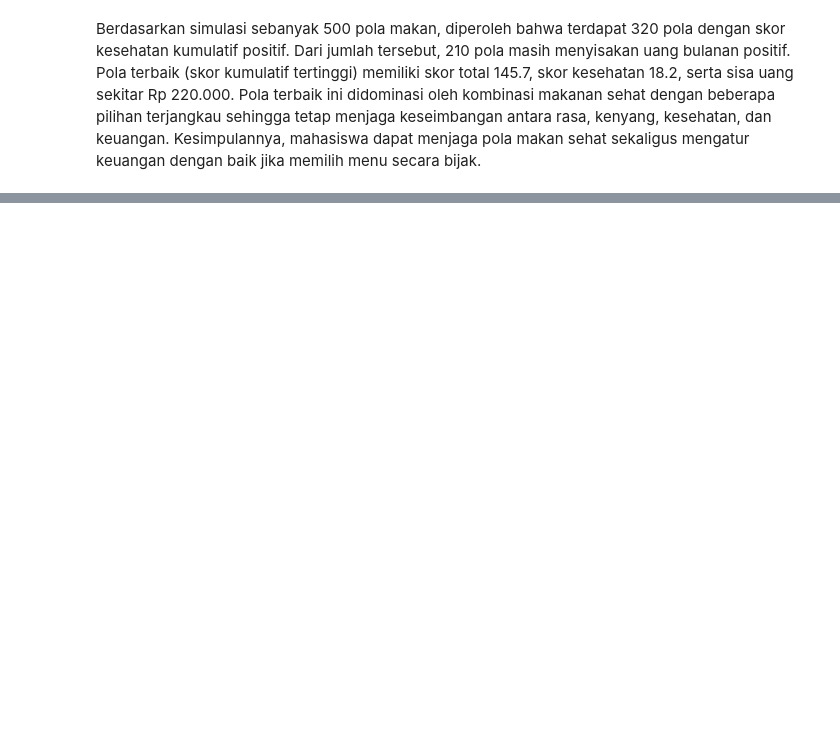
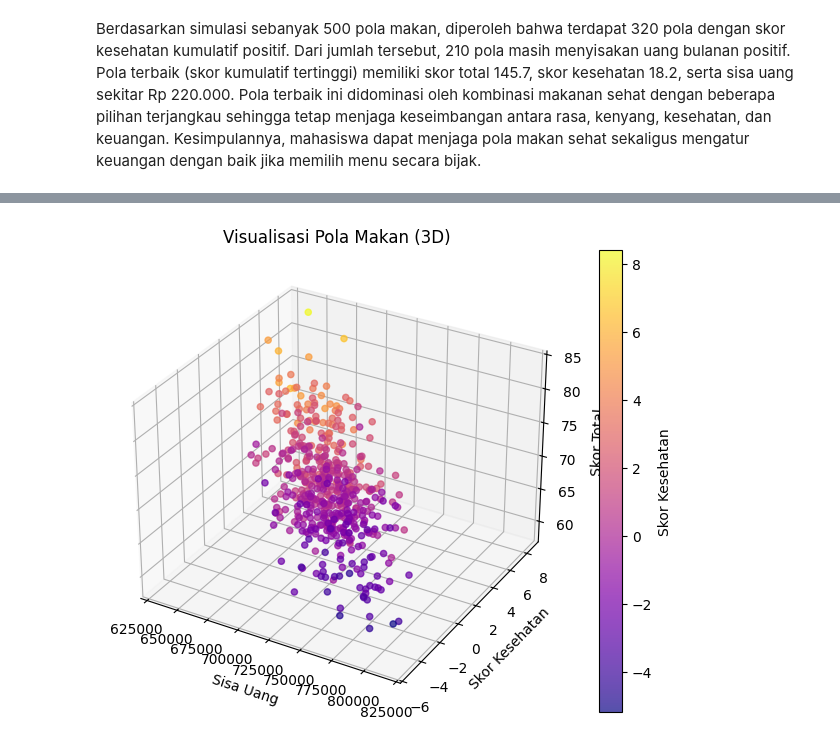
Before and after one commit to 24083010037-dev/Tugas-matematika-Diskrit-, a Jupyter notebook: 24083010037_Febriani_Yolanda_Tessalonika_Tugas_5 (3).ipynb, the cells around one changed output, grey strips where cells are left out. Cells and saved outputs as stored; diff of their text form; code cells hidden in the pictures; blank space fills up the shorter version.

```diff
--- a/24083010037_Febriani_Yolanda_Tessalonika_Tugas_5 (3).ipynb
+++ b/24083010037_Febriani_Yolanda_Tessalonika_Tugas_5 (3).ipynb
@@ -163,0 +167,13 @@ Berdasarkan simulasi sebanyak 500 pola makan, diperoleh bahwa terdapat 320 pola
+# %%
+fig = plt.figure(figsize=(8,6))
+ax = fig.add_subplot(projection='3d')
+sc = ax.scatter(sisa, sehat, skor, c=sehat, cmap="plasma", alpha=0.7)
+
+ax.set_xlabel("Sisa Uang")
+ax.set_ylabel("Skor Kesehatan")
+ax.set_zlabel("Skor Total")
+ax.set_title("Visualisasi Pola Makan (3D)")
+fig.colorbar(sc, ax=ax, label="Skor Kesehatan")
+plt.show()
+# %% [output]
+[figure, added]
```
Also changed, not shown: parts of 14 cells of this notebook.
